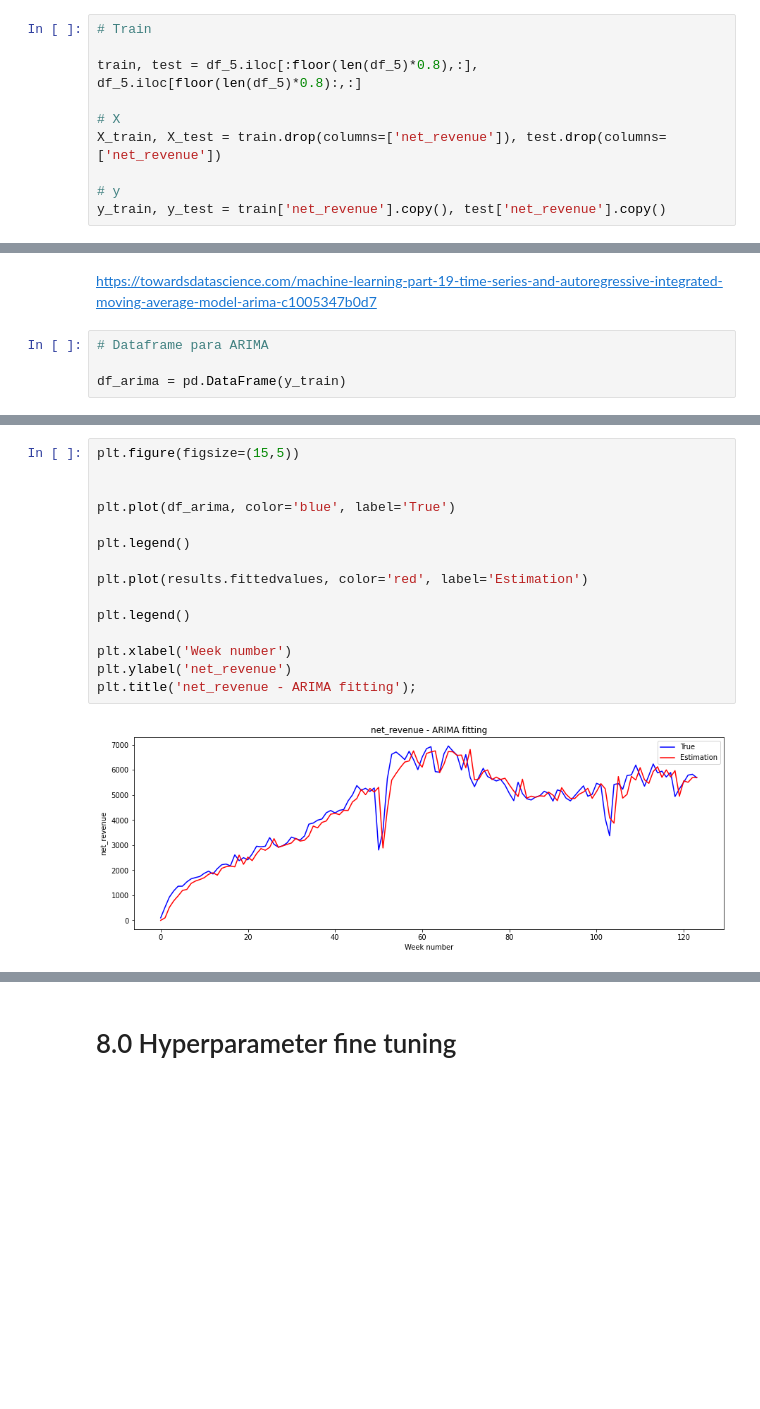
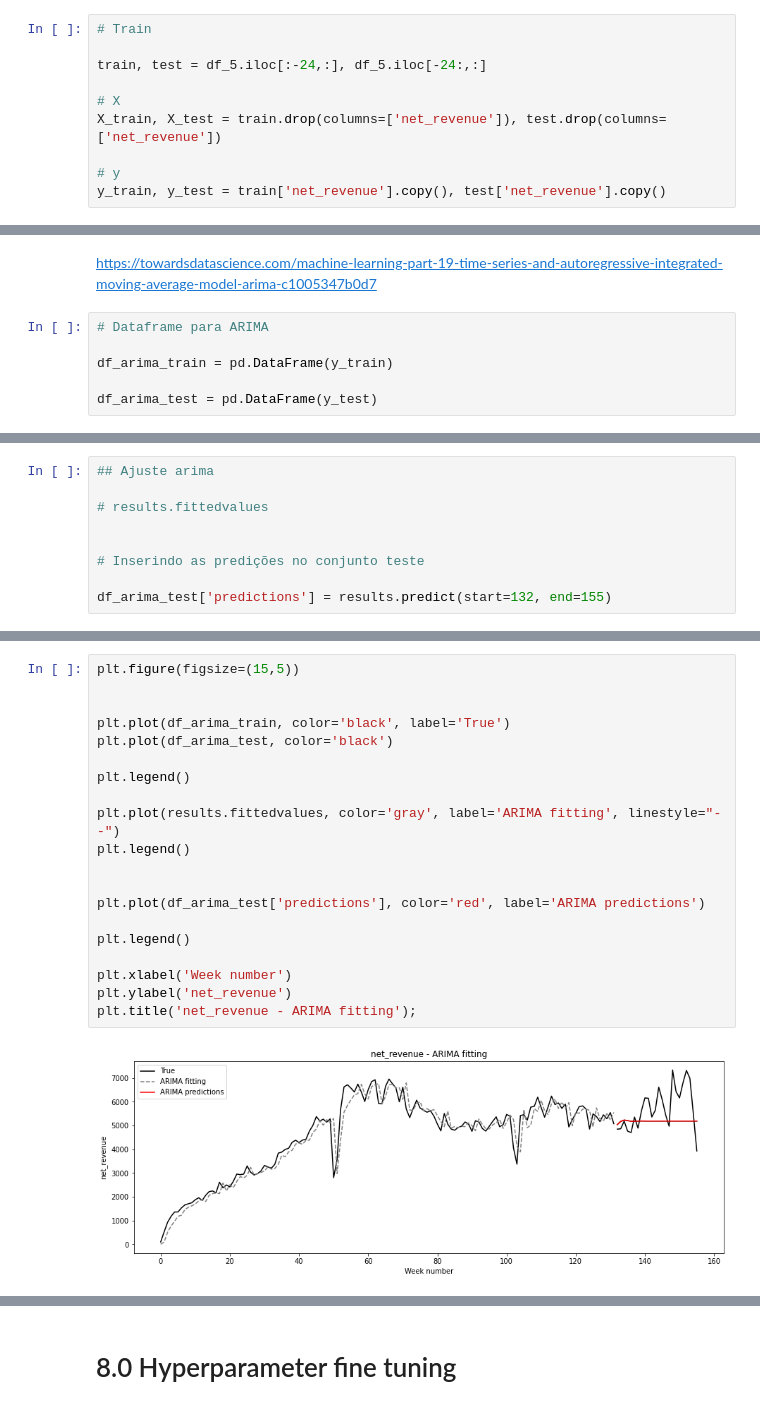
Before and after one commit to GustavoHBDuarte/just-chalenge, a Jupyter notebook: notebook_main.ipynb, the cells around one changed output, grey strips where cells are left out. Drawn from its saved outputs; the diff is of its cells as text; blank space fills up the shorter version.

Commit message:
ARIMA evaluation finished. Model results comparison finished.

```diff
--- a/notebook_main.ipynb
+++ b/notebook_main.ipynb
@@ -997,7 +1060,7 @@ df_5 = df_5.drop(columns=['year'])
 # %%
 # Train
 
-train, test = df_5.iloc[:floor(len(df_5)*0.8),:], df_5.iloc[floor(len(df_5)*0.8):,:]
+train, test = df_5.iloc[:-24,:], df_5.iloc[-24:,:]
 
 # X
 X_train, X_test = train.drop(columns=['net_revenue']), test.drop(columns=['net_revenue'])
@@ -1407,7 +1547,9 @@ https://towardsdatascience.com/machine-learning-part-19-time-series-and-autoregr
 # %%
 # Dataframe para ARIMA
 
-df_arima = pd.DataFrame(y_train)
+df_arima_train = pd.DataFrame(y_train)
+
+df_arima_test = pd.DataFrame(y_test)
 # %%
 # Implementando ARIMA
 
@@ -1430,0 +1561,9 @@ MAE: 305.07494113502395
+# %%
+## Ajuste arima
+
+# results.fittedvalues
+
+
+# Inserindo as predições no conjunto teste
+
+df_arima_test['predictions'] = results.predict(start=132, end=155)
@@ -1431,17 +1600,22 @@ MAE: 305.07494113502395
 # %%
 plt.figure(figsize=(15,5))
 
 
-plt.plot(df_arima, color='blue', label='True')
+plt.plot(df_arima_train, color='black', label='True')
+plt.plot(df_arima_test, color='black')
 
 plt.legend()
 
-plt.plot(results.fittedvalues, color='red', label='Estimation')
+plt.plot(results.fittedvalues, color='gray', label='ARIMA fitting', linestyle="--")
+plt.legend()
+
+
+plt.plot(df_arima_test['predictions'], color='red', label='ARIMA predictions')
 
 plt.legend()
 
 plt.xlabel('Week number')
 plt.ylabel('net_revenue')
 plt.title('net_revenue - ARIMA fitting');
 # %% [output]
-[figure, old version]
+[figure, new version]
```
Also changed, not shown: parts of 57 cells of this notebook.
